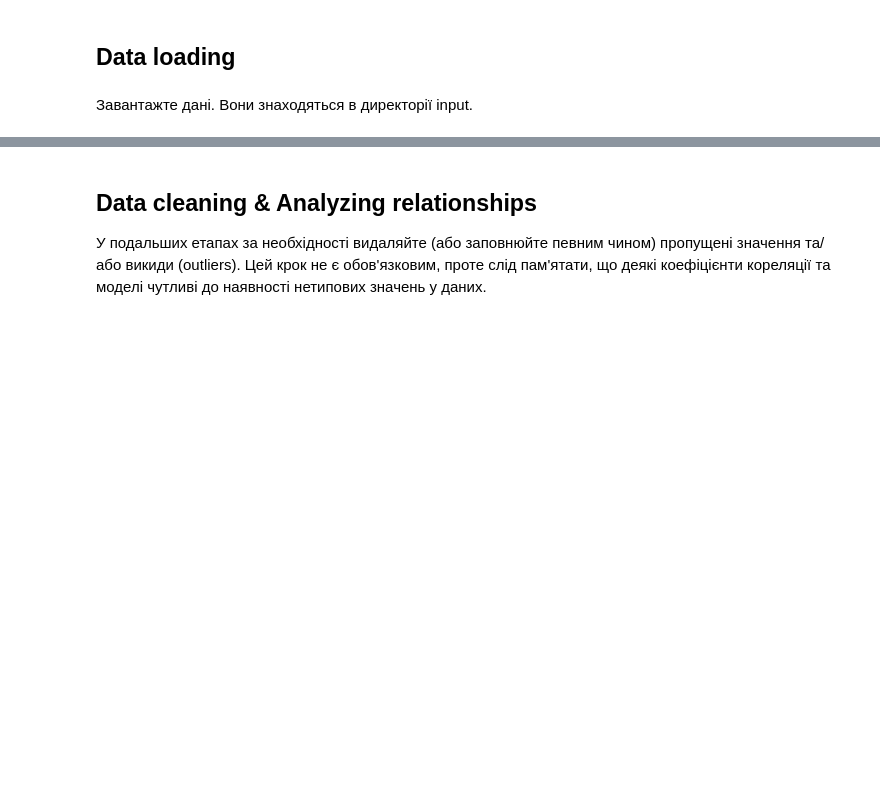
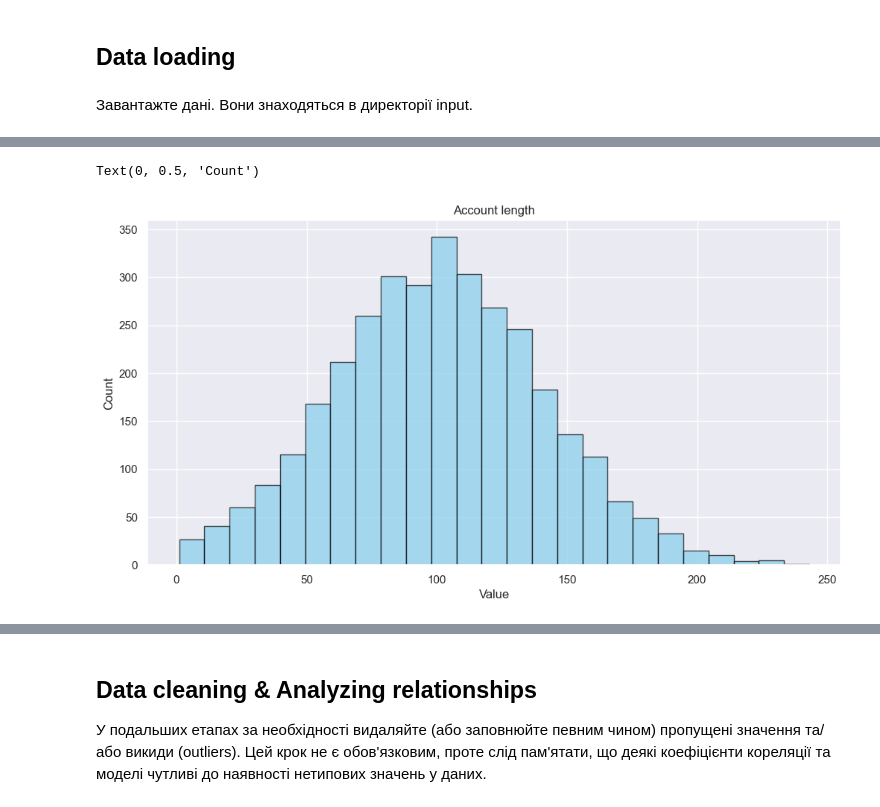
Before and after one commit to oleksiinutlis/onu_ml_course, a Jupyter notebook: LW1/eda-telecom-churn-prediction.ipynb, the cells around one changed output, grey strips where cells are left out. Drawn from its saved outputs; the diff is of its cells as text; code cells hidden in the pictures; blank space fills up the shorter version.

```diff
--- a/LW1/eda-telecom-churn-prediction.ipynb
+++ b/LW1/eda-telecom-churn-prediction.ipynb
@@ -9,11 +1,12 @@ print(os.listdir("../input"))
 # %% [markdown]
 Підключіть необхідні бібліотеки.
 # %%
-# import numpy as np
-# import pandas as pd
-# import matplotlib.pyplot as plt
-# import seaborn as sns
-# sns.set(rc={'figure.figsize':(10, 8)}); # you can change this if needed
+import numpy as np
+import pandas as pd
+import matplotlib.pyplot as plt
+import seaborn as sns
+
+sns.set(rc={'figure.figsize':(10, 8)}); # you can change this if needed
 # %% [markdown]
 ## Data loading
 # %% [markdown]
@@ -22,0 +14,2 @@ print(os.listdir("../input"))
+# %%
+df = pd.read_csv('input/telecom-churn-prediction.csv')
@@ -30,0 +111,9 @@ print(os.listdir("../input"))
+# %%
+plt.figure(figsize=(12, 6))
+plt.hist(df['account length'], bins=25, color='skyblue', edgecolor='black', alpha=0.7)
+plt.title('Account length')
+plt.xlabel('Value')
+plt.ylabel('Count')
+# %% [output]
+Text(0, 0.5, 'Count')
+[figure, added]
```
Also changed, not shown: parts of 44 cells of this notebook, 4 other files.
